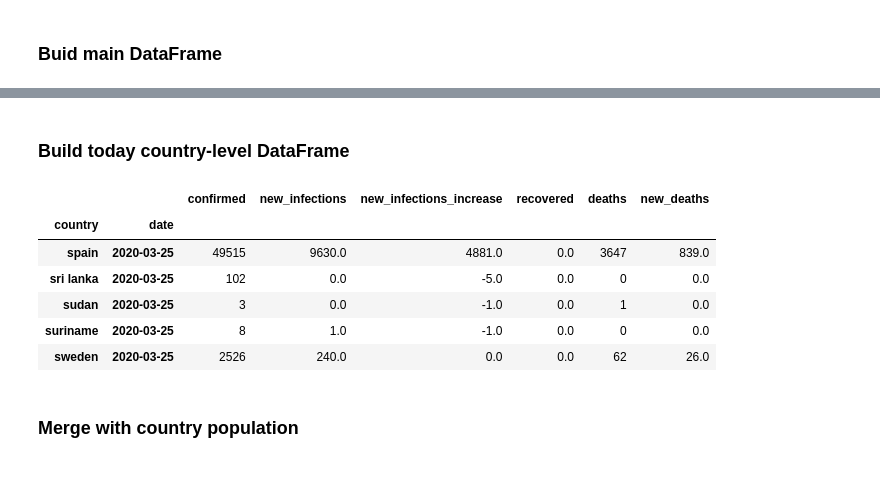
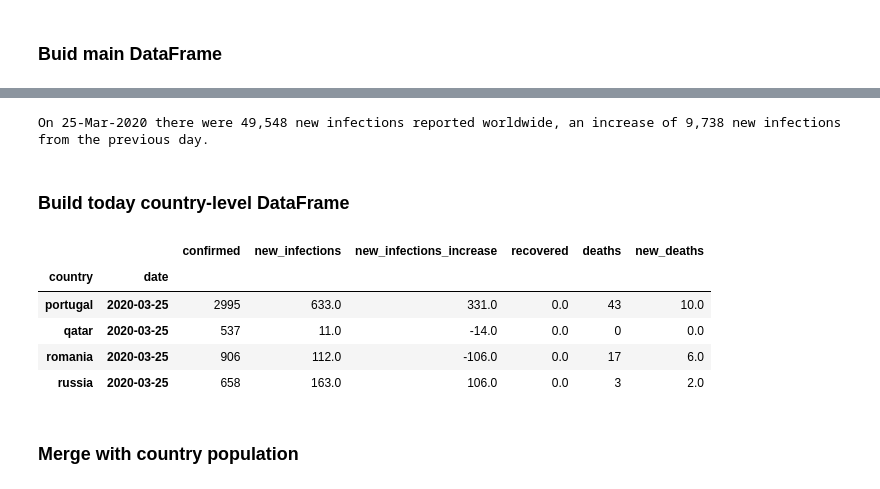
Before and after one commit to jnpicao/covid-19, a Jupyter notebook: import_db.ipynb, the cells around one changed output, grey strips where cells are left out. Drawn from its saved outputs; the diff is of its cells as text; code cells hidden in the pictures.

```diff
--- a/import_db.ipynb
+++ b/import_db.ipynb
@@ -160,14 +160,16 @@ def tidy_df(df_original, df_population=None):
 
     df_tidy['new_infections'] = df_tidy['confirmed'].diff()
     df_tidy['new_infections_increase'] = df_tidy['new_infections'].diff()
+    df_tidy['new_infections_growth_rate'] = df_tidy['new_infections'].pct_change().mul(100)
+
 
     df_tidy['new_deaths'] = df_tidy['deaths'].diff()
 
-    df_tidy = df_tidy[['lat', 'long', 'confirmed', 'new_infections', 'new_infections_increase', 'recovered', 'deaths', 'new_deaths']]
+    df_tidy = df_tidy[['lat', 'long', 'confirmed', 'new_infections', 'new_infections_increase', 'new_infections_growth_rate', 'recovered', 'deaths', 'new_deaths']]
 
     return df_tidy
 # %%
-df_main = tidy_df(df_original, df_population)
+df_main = tidy_df(df_original)
 # %%
 df_main.info()
 # %% [output]
@@ -212,0 +215,4 @@ df_main.loc[idx["spain", :,:], :]
+# %%
+last_date = df_main.index.get_level_values('date').max()
+df_world_today = df_main.loc[idx[:, :,last_date], :].sum()
+df_world_today
@@ -213,7 +230,17 @@ df_main.loc[idx["spain", :,:], :]
+# %%
+str_to_print = "On {} there were {:,.0f} new infections reported worldwide, an increase of {:,.0f} new infections from the previous day."
+format_parameters_list = [last_date.strftime("%d-%b-%Y"),
+                          df_world_today['new_infections'],
+                          df_world_today['new_infections_increase']
+                         ]
+
+print(str_to_print.format(*format_parameters_list))
+# %% [output]
+On 25-Mar-2020 there were 49,548 new infections reported worldwide, an increase of 9,738 new infections from the previous day.
 # %% [markdown]
 ### Build today country-level DataFrame
 # %%
-def build_today_df(df_main):
+def build_single_day_df(df_main, day_to_use=None):
 
     # Create new DataFrame for country-level analysis
     df_today = df_main.copy()
@@ -224,26 +251,28 @@ def build_today_df(df_main):
     # Drop unused columns
     df_today = df_today.drop(columns=['lat', 'long'])
 
-    # Keep last available values
-    last_date = df_today.index.get_level_values('date').max()
+    # Keep a signle date in the dataframe
+    if day_to_use is None:
+        last_date = df_today.index.get_level_values('date').max()
+    else:
+        last_date = day_to_use
 
     idx = pd.IndexSlice
     df_today = df_today.loc[idx[:,last_date], :]
 
     return df_today
 # %%
-df_today = build_today_df(df_main)
+df_today = build_single_day_df(df_main)
 
 #df_today[df_today.confirmed>1000]
-df_today.loc[idx["spain":"sweden",:],:]
+df_today.loc[idx["portual":"russia",:],:]
 # %% [output]
 |  |  | confirmed | new_infections | new_infections_increase | recovered | deaths | new_deaths |
 | country | date |  |  |  |  |  |  |
-| spain | 2020-03-25 | 49515 | 9630.0 | 4881.0 | 0.0 | 3647 | 839.0 |
-| sri lanka | 2020-03-25 | 102 | 0.0 | -5.0 | 0.0 | 0 | 0.0 |
-| sudan | 2020-03-25 | 3 | 0.0 | -1.0 | 0.0 | 1 | 0.0 |
-| suriname | 2020-03-25 | 8 | 1.0 | -1.0 | 0.0 | 0 | 0.0 |
-| sweden | 2020-03-25 | 2526 | 240.0 | 0.0 | 0.0 | 62 | 26.0 |
+| portugal | 2020-03-25 | 2995 | 633.0 | 331.0 | 0.0 | 43 | 10.0 |
+| qatar | 2020-03-25 | 537 | 11.0 | -14.0 | 0.0 | 0 | 0.0 |
+| romania | 2020-03-25 | 906 | 112.0 | -106.0 | 0.0 | 17 | 6.0 |
+| russia | 2020-03-25 | 658 | 163.0 | 106.0 | 0.0 | 3 | 2.0 |
 # %% [markdown]
 ### Merge with country population
 # %%
```
Also changed, not shown: parts of 6 cells of this notebook.
